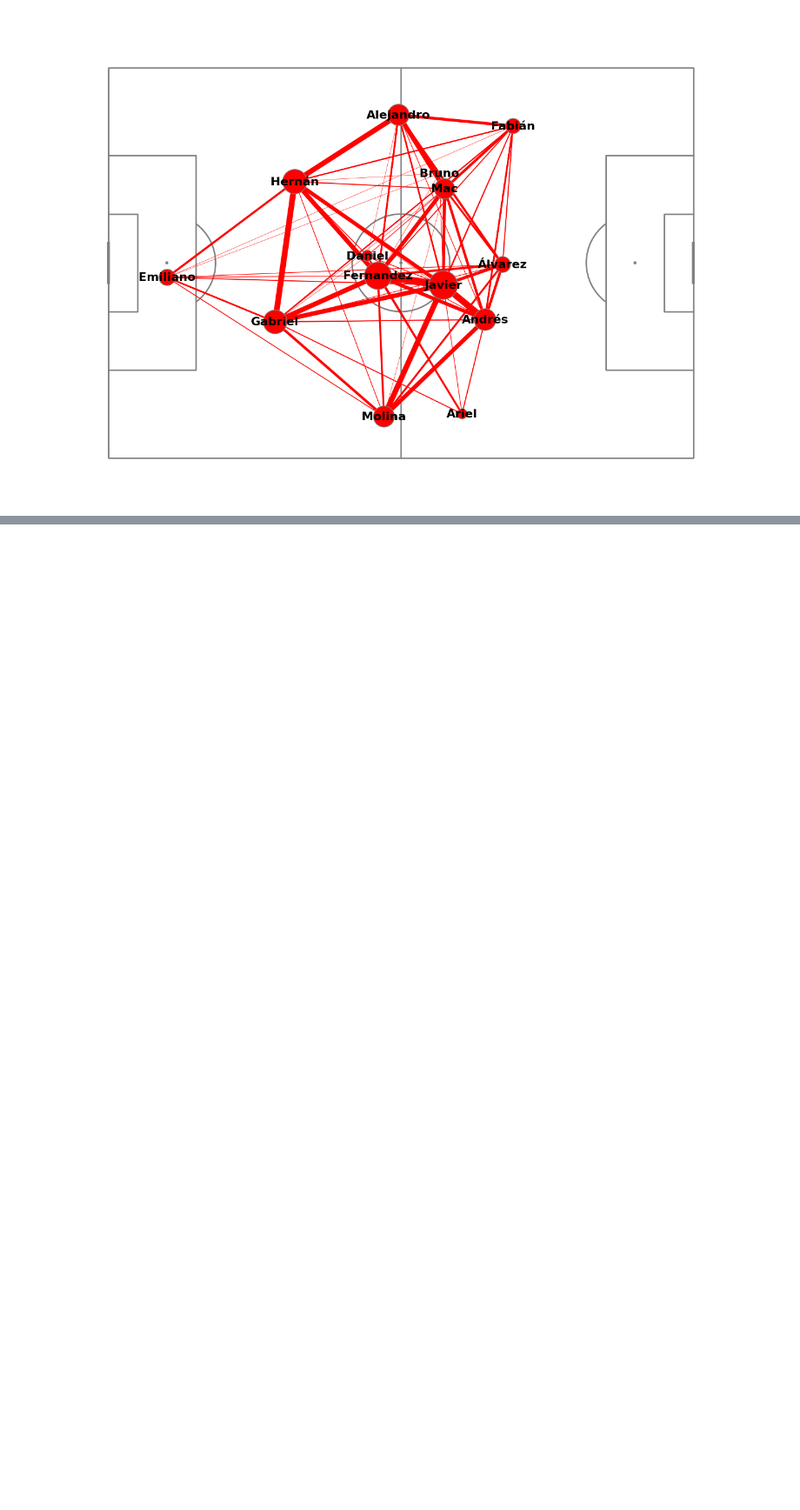
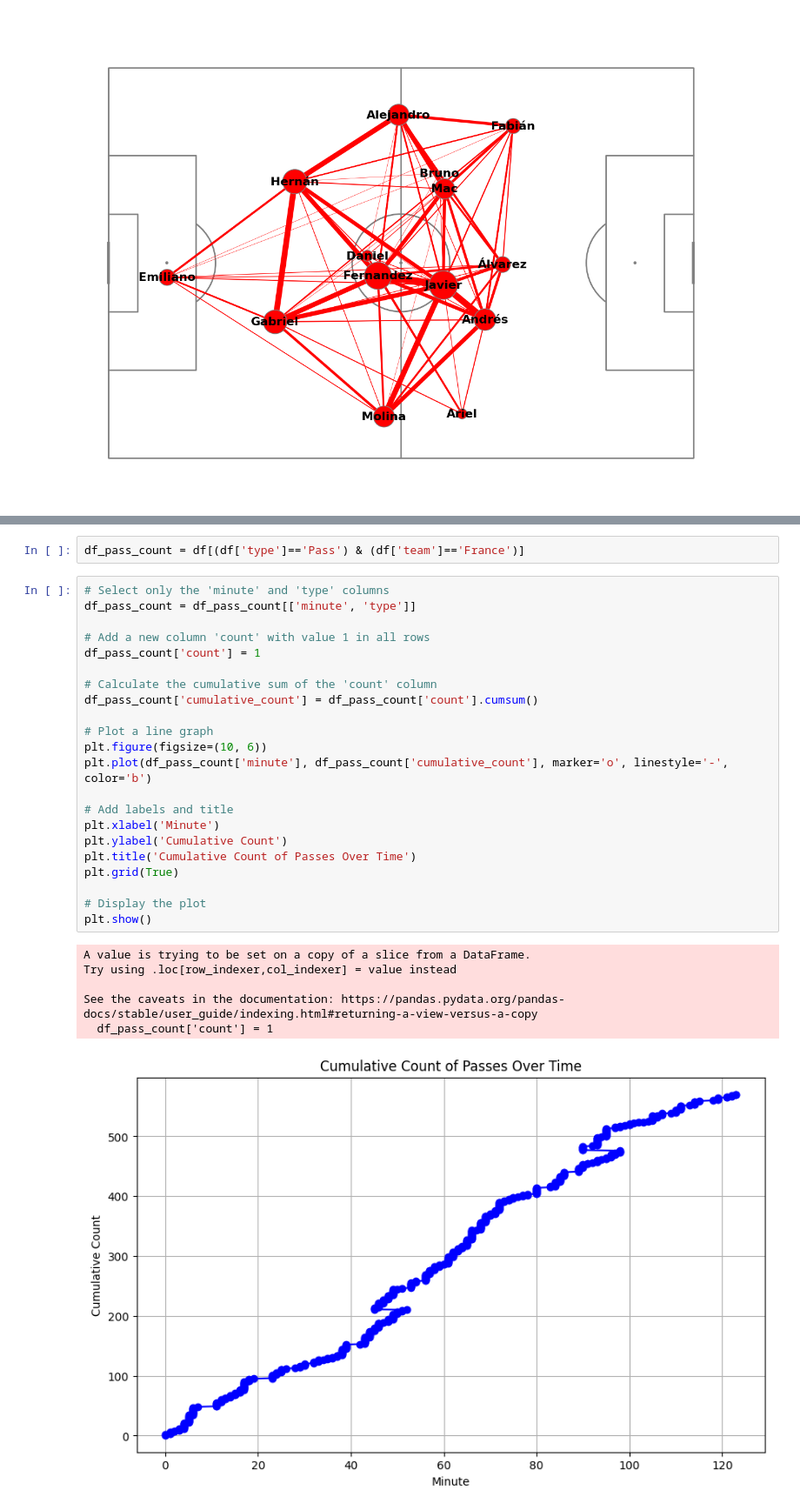
Before and after one commit to asheshh-lal/Football-analytics, a Jupyter notebook: event/test.ipynb, the cells around one changed output, grey strips where cells are left out. Shown at 87% size. Drawn from its saved outputs; the diff is of its cells as text; blank space fills up the shorter version.

```diff
--- a/event/test.ipynb
+++ b/event/test.ipynb
@@ -834,0 +835,31 @@ See the caveats in the documentation: https://pandas.pydata.org/pandas-docs/stab
+# %%
+df_pass_count = df[(df['type']=='Pass') & (df['team']=='France')]
+# %%
+# Select only the 'minute' and 'type' columns
+df_pass_count = df_pass_count[['minute', 'type']]
+
+# Add a new column 'count' with value 1 in all rows
+df_pass_count['count'] = 1
+
+# Calculate the cumulative sum of the 'count' column
+df_pass_count['cumulative_count'] = df_pass_count['count'].cumsum()
+
+# Plot a line graph
+plt.figure(figsize=(10, 6))
+plt.plot(df_pass_count['minute'], df_pass_count['cumulative_count'], marker='o', linestyle='-', color='b')
+
+# Add labels and title
+plt.xlabel('Minute')
+plt.ylabel('Cumulative Count')
+plt.title('Cumulative Count of Passes Over Time')
+plt.grid(True)
+
+# Display the plot
+plt.show()
+# %% [output]
+A value is trying to be set on a copy of a slice from a DataFrame.
+Try using .loc[row_indexer,col_indexer] = value instead
+
+See the caveats in the documentation: https://pandas.pydata.org/pandas-docs/stable/user_guide/indexing.html#returning-a-view-versus-a-copy
+  df_pass_count['count'] = 1
+[figure, added]
```
Also changed, not shown: parts of 5 cells of this notebook, 2 other files.
